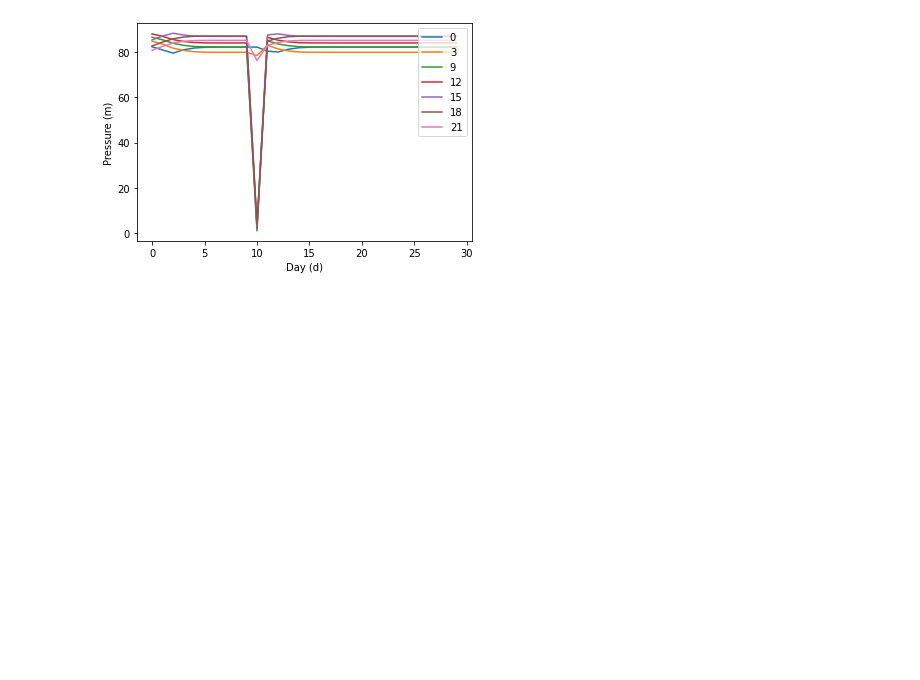
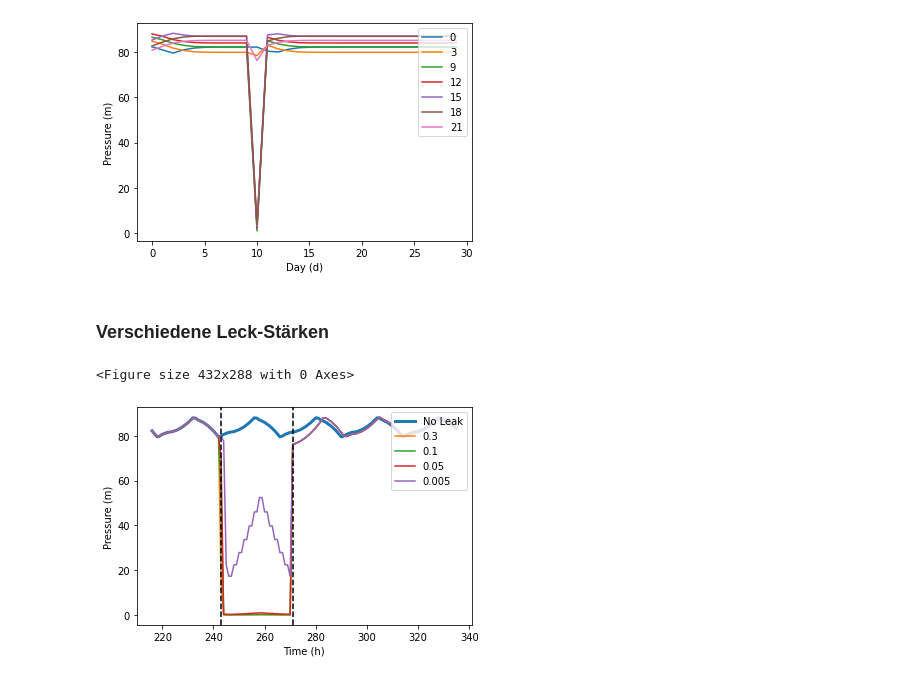
Before and after one commit to JulianBvW/BA-WDN-Leakage-Detection, a Jupyter notebook: VisualTesting.ipynb, the cells around one changed output. Saved outputs shown, nothing was run; the diff lists cells and outputs as text; code cells hidden in the pictures; blank space fills up the shorter version.

Commit message:
Tested different leakage sizes

```diff
--- a/VisualTesting.ipynb
+++ b/VisualTesting.ipynb
@@ -125,3 +133,20 @@ plot(data_leak.get_days_at_hours('12', hours=[0, 3, 9, 12, 15, 18, 21])[:30], xl
 # %% [output]
 <Figure size 432x288 with 0 Axes>
 [figure]
+# %% [markdown]
+### Verschiedene Leck-Stärken
+# %%
+p_no_leak = wdn.simulate(30*24)
+data_no_leak = Dataloader(p_no_leak, wdn.important_nodes)
+# %%
+df = data_no_leak.get_nodes(['12'])
+df.rename(columns={'12':'No Leak'}, inplace=True)
+for strength in [0.3, 0.1, 0.05, 0.005]:
+  p = wdn.simulate(30*24, [('12', strength, 10*24+3, 11*24+7)])
+  data = Dataloader(p, wdn.important_nodes)
+  df[strength] = data.get_nodes(['12'])['12'].values.tolist()
+
+plot(df[9*24:14*24], line_at=[10*24+3, 11*24+7], highlight_first=True)
+# %% [output]
+<Figure size 432x288 with 0 Axes>
+[figure, added]
```
Also changed, not shown: parts of 12 cells of this notebook.
